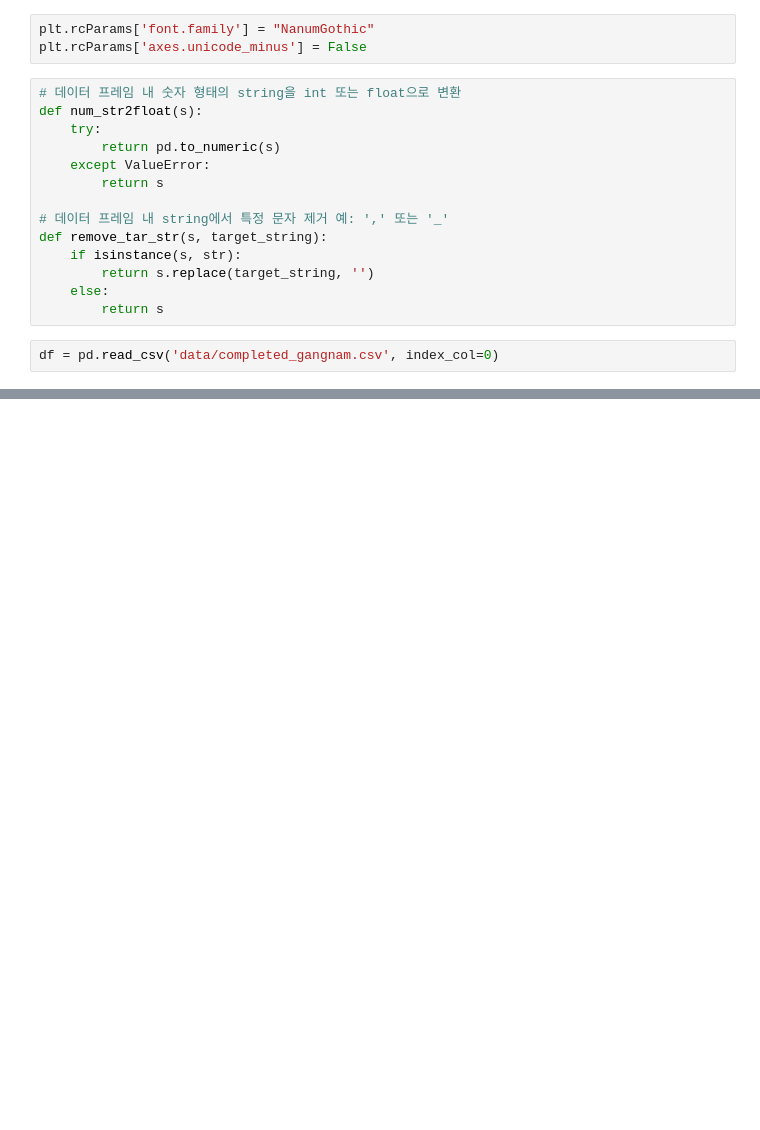
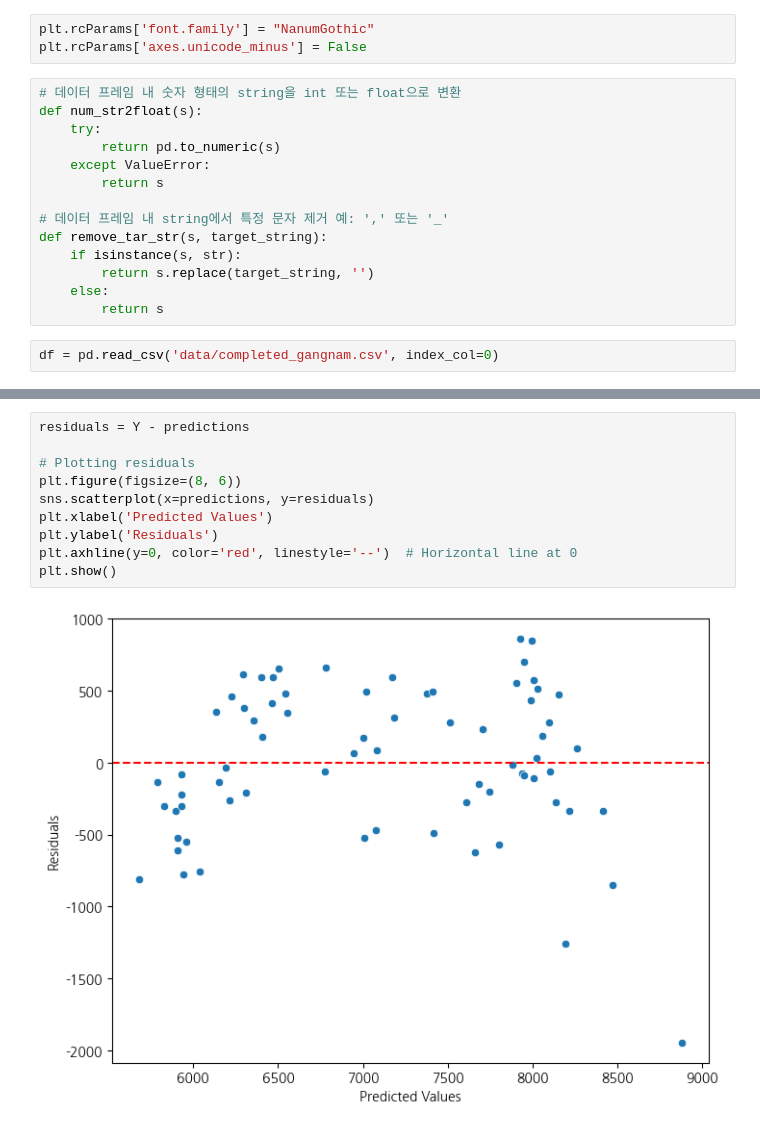
Before and after one commit to Elderman-91/green_team_project_1, a Jupyter notebook: mj3.ipynb, the cells around one changed output, grey strips where cells are left out. Cells and saved outputs as stored; diff of their text form; blank space fills up the shorter version.

```diff
--- a/mj3.ipynb
+++ b/mj3.ipynb
@@ -30,0 +120,12 @@ df.to_csv('data/completed_gangnam.csv')
+# %%
+residuals = Y - predictions
+
+# Plotting residuals
+plt.figure(figsize=(8, 6))
+sns.scatterplot(x=predictions, y=residuals)
+plt.xlabel('Predicted Values')
+plt.ylabel('Residuals')
+plt.axhline(y=0, color='red', linestyle='--')  # Horizontal line at 0
+plt.show()
+# %% [output]
+[figure, added]
```
Also changed, not shown: parts of 9 cells of this notebook.
